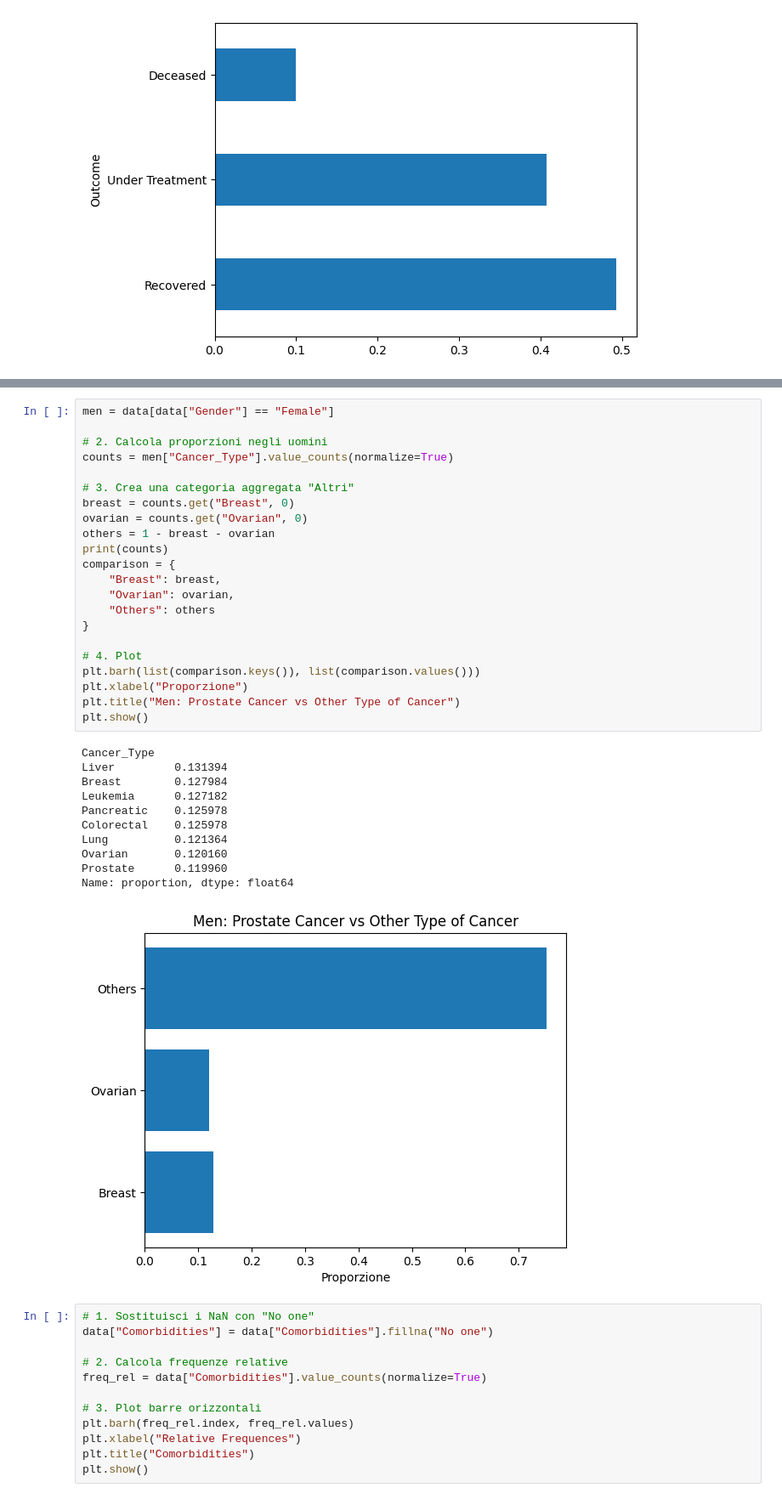
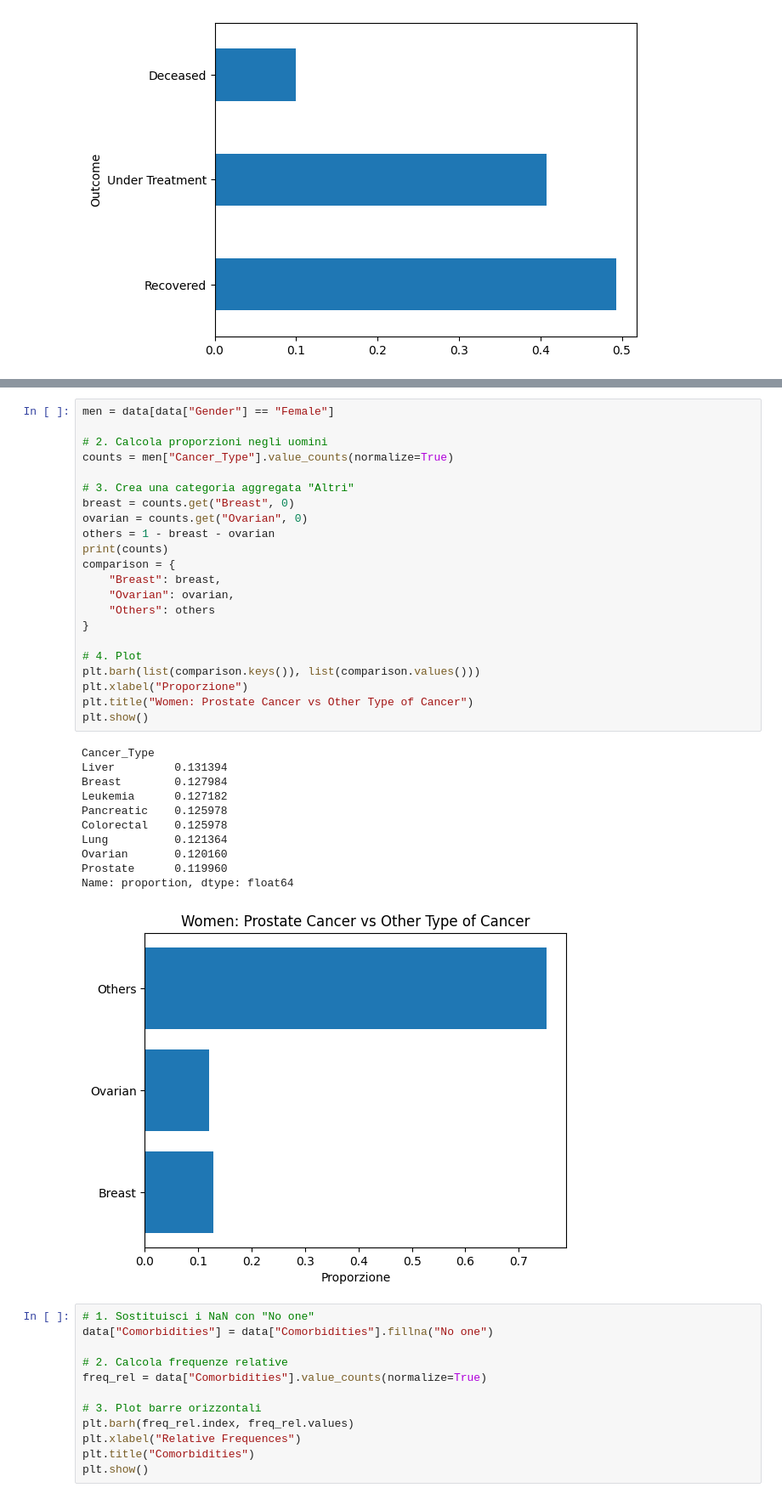
Before and after one commit to andreeriga/Scientific-Visualization-Magistrale, a Jupyter notebook: notebooks/UAE.ipynb, the cells around one changed output, grey strips where cells are left out. Shown at 85% size. Saved outputs shown, nothing was run; the diff lists cells and outputs as text.

```diff
--- a/notebooks/UAE.ipynb
+++ b/notebooks/UAE.ipynb
@@ -154,35 +145,35 @@ men = data[data["Gender"] == "Female"]
 
 # 2. Calcola proporzioni negli uomini
 counts = men["Cancer_Type"].value_counts(normalize=True)
 
 # 3. Crea una categoria aggregata "Altri"
 breast = counts.get("Breast", 0)
 ovarian = counts.get("Ovarian", 0)
 others = 1 - breast - ovarian
 print(counts)
 comparison = {
     "Breast": breast,
     "Ovarian": ovarian,
     "Others": others
 }
 
 # 4. Plot
 plt.barh(list(comparison.keys()), list(comparison.values()))
 plt.xlabel("Proporzione")
-plt.title("Men: Prostate Cancer vs Other Type of Cancer")
+plt.title("Women: Prostate Cancer vs Other Type of Cancer")
 plt.show()
 # %% [output]
 Cancer_Type
 Liver         0.131394
 Breast        0.127984
 Leukemia      0.127182
 Pancreatic    0.125978
 Colorectal    0.125978
 Lung          0.121364
 Ovarian       0.120160
 Prostate      0.119960
 Name: proportion, dtype: float64
-[figure, old version]
+[figure, new version]
 # %%
 # 1. Sostituisci i NaN con "No one"
 data["Comorbidities"] = data["Comorbidities"].fillna("No one")
```
Also changed, not shown: parts of 7 cells of this notebook, 5 other files.
